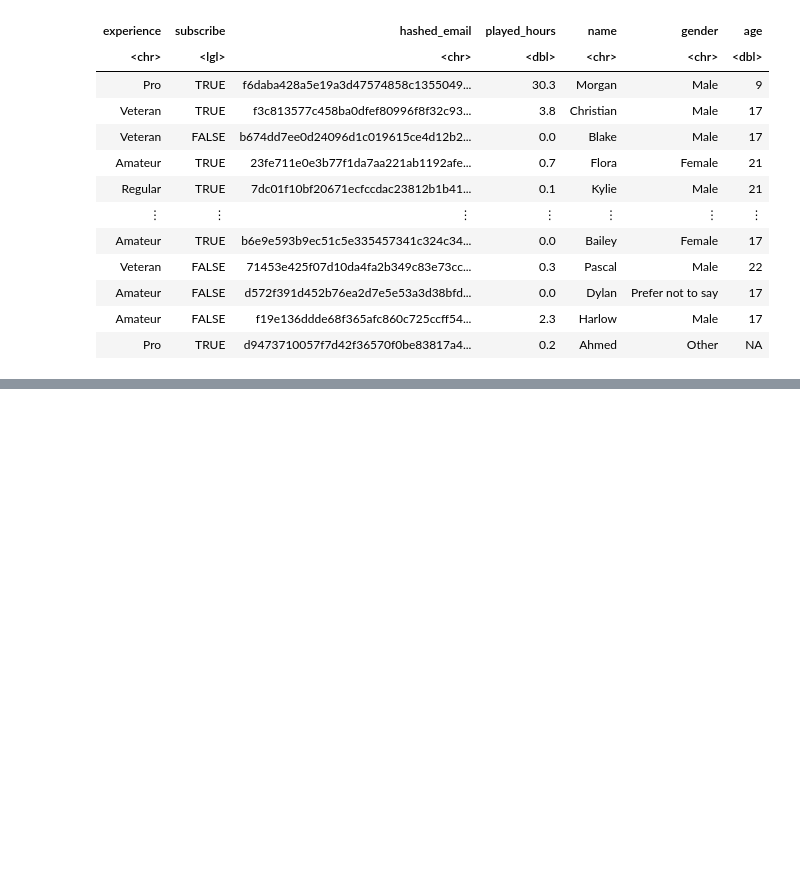
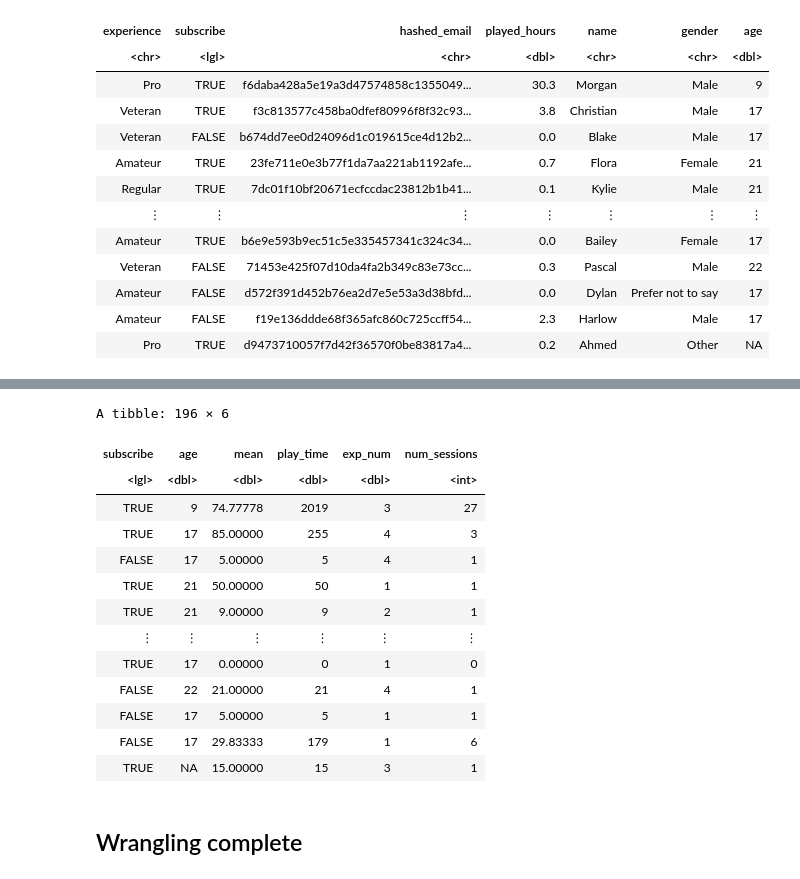
Before and after one commit to YoyoLiu314/group-project, a Jupyter notebook: group_project.ipynb, the cells around one changed output, grey strips where cells are left out. Drawn from its saved outputs; the diff is of its cells as text; code cells hidden in the pictures; blank space fills up the shorter version.

Commit message:
Finished wrangling! Calculated new variables to act as predictors

```diff
--- a/group_project.ipynb
+++ b/group_project.ipynb
@@ -176,0 +177,26 @@ A tibble: 196 × 8
+# %%
+players_numeric <- players_joined |>
+    mutate(exp_num = case_when(experience == "Beginner" ~ 0,
+                               experience == "Amateur" ~ 1,
+                               experience == "Regular" ~ 2,
+                               experience == "Pro" ~ 3,
+                               experience == "Veteran" ~ 4)) |>
+    select(subscribe, age, mean, play_time, exp_num, num_sessions)
+players_numeric
+# %% [output]
+A tibble: 196 × 6
+| subscribe | age | mean | play_time | exp_num | num_sessions |
+| <lgl> | <dbl> | <dbl> | <dbl> | <dbl> | <int> |
+| TRUE | 9 | 74.77778 | 2019 | 3 | 27 |
+| TRUE | 17 | 85.00000 | 255 | 4 | 3 |
+| FALSE | 17 | 5.00000 | 5 | 4 | 1 |
+| TRUE | 21 | 50.00000 | 50 | 1 | 1 |
+| TRUE | 21 | 9.00000 | 9 | 2 | 1 |
+| ⋮ | ⋮ | ⋮ | ⋮ | ⋮ | ⋮ |
+| TRUE | 17 | 0.00000 | 0 | 1 | 0 |
+| FALSE | 22 | 21.00000 | 21 | 4 | 1 |
+| FALSE | 17 | 5.00000 | 5 | 1 | 1 |
+| FALSE | 17 | 29.83333 | 179 | 1 | 6 |
+| TRUE | NA | 15.00000 | 15 | 3 | 1 |
+# %% [markdown]
+## Wrangling complete
```
Also changed, not shown: parts of 3 cells of this notebook.
